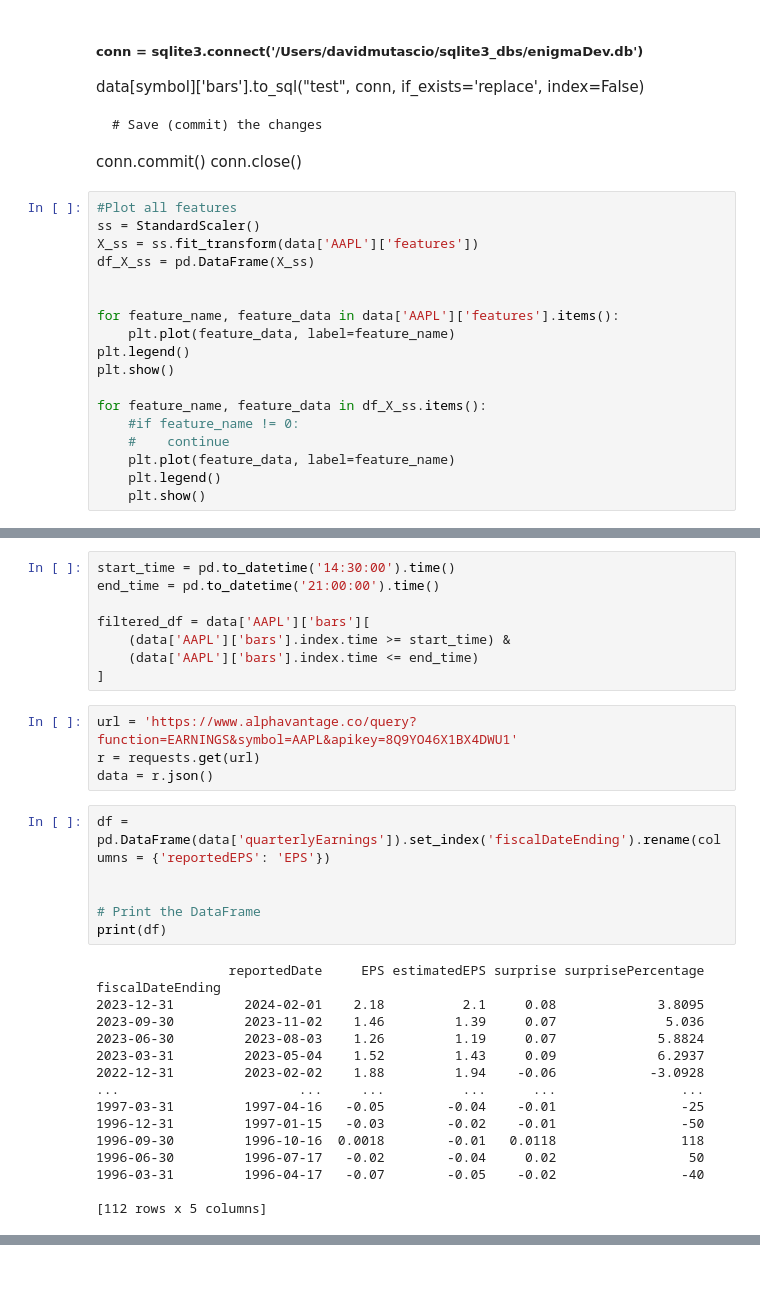
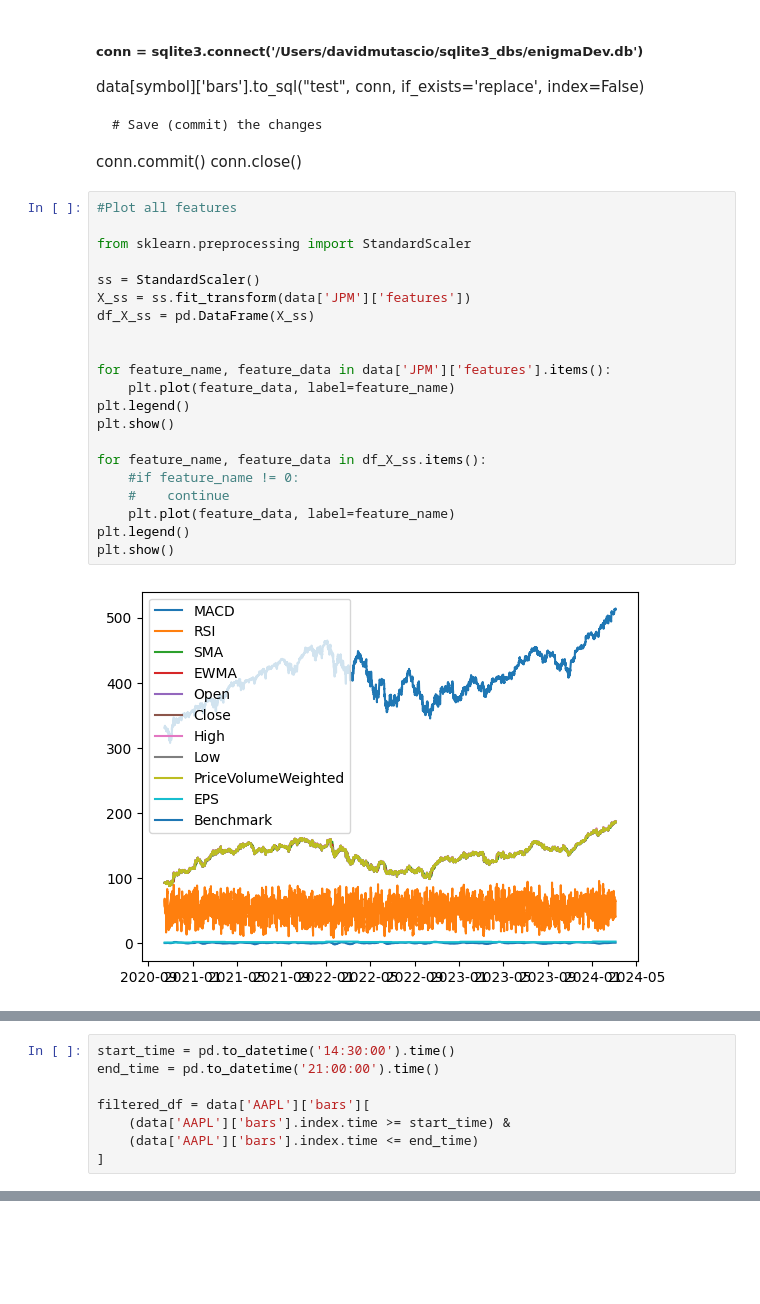
Before and after one commit to dmutascio/enigmaTrainer, a Jupyter notebook: enigmaTrainer.ipynb, the cells around one changed output, grey strips where cells are left out. Cells and saved outputs as stored; diff of their text form; blank space fills up the shorter version.

```diff
--- a/enigmaTrainer.ipynb
+++ b/enigmaTrainer.ipynb
@@ -1080,19 +1122,24 @@ conn.commit()
 conn.close()
 # %%
 #Plot all features
+
+from sklearn.preprocessing import StandardScaler
+
 ss = StandardScaler()
-X_ss = ss.fit_transform(data['AAPL']['features'])
+X_ss = ss.fit_transform(data['JPM']['features'])
 df_X_ss = pd.DataFrame(X_ss)
 
 
-for feature_name, feature_data in data['AAPL']['features'].items():
+for feature_name, feature_data in data['JPM']['features'].items():
     plt.plot(feature_data, label=feature_name)
 plt.legend()
 plt.show()
 
 for feature_name, feature_data in df_X_ss.items():
     #if feature_name != 0:
     #    continue
     plt.plot(feature_data, label=feature_name)
-    plt.legend()
-    plt.show()
+plt.legend()
+plt.show()
+# %% [output]
+[figure, added]
@@ -1104,29 +1152,3 @@ filtered_df = data['AAPL']['bars'][
     (data['AAPL']['bars'].index.time >= start_time) &
     (data['AAPL']['bars'].index.time <= end_time)
 ]
-# %%
-url = 'https://www.alphavantage.co/query?function=EARNINGS&symbol=AAPL&apikey=8Q9YO46X1BX4DWU1'
-r = requests.get(url)
-data = r.json()
-# %%
-df = pd.DataFrame(data['quarterlyEarnings']).set_index('fiscalDateEnding').rename(columns = {'reportedEPS': 'EPS'})
-
-
-# Print the DataFrame
-print(df)
-# %% [output]
-                 reportedDate     EPS estimatedEPS surprise surprisePercentage
-fiscalDateEnding
-2023-12-31         2024-02-01    2.18          2.1     0.08             3.8095
-2023-09-30         2023-11-02    1.46         1.39     0.07              5.036
-2023-06-30         2023-08-03    1.26         1.19     0.07             5.8824
-2023-03-31         2023-05-04    1.52         1.43     0.09             6.2937
-2022-12-31         2023-02-02    1.88         1.94    -0.06            -3.0928
-...                       ...     ...          ...      ...                ...
-1997-03-31         1997-04-16   -0.05        -0.04    -0.01                -25
-1996-12-31         1997-01-15   -0.03        -0.02    -0.01                -50
-1996-09-30         1996-10-16  0.0018        -0.01   0.0118                118
-1996-06-30         1996-07-17   -0.02        -0.04     0.02                 50
-1996-03-31         1996-04-17   -0.07        -0.05    -0.02                -40
-
-[112 rows x 5 columns]
```
Also changed, not shown: parts of 13 cells of this notebook.
